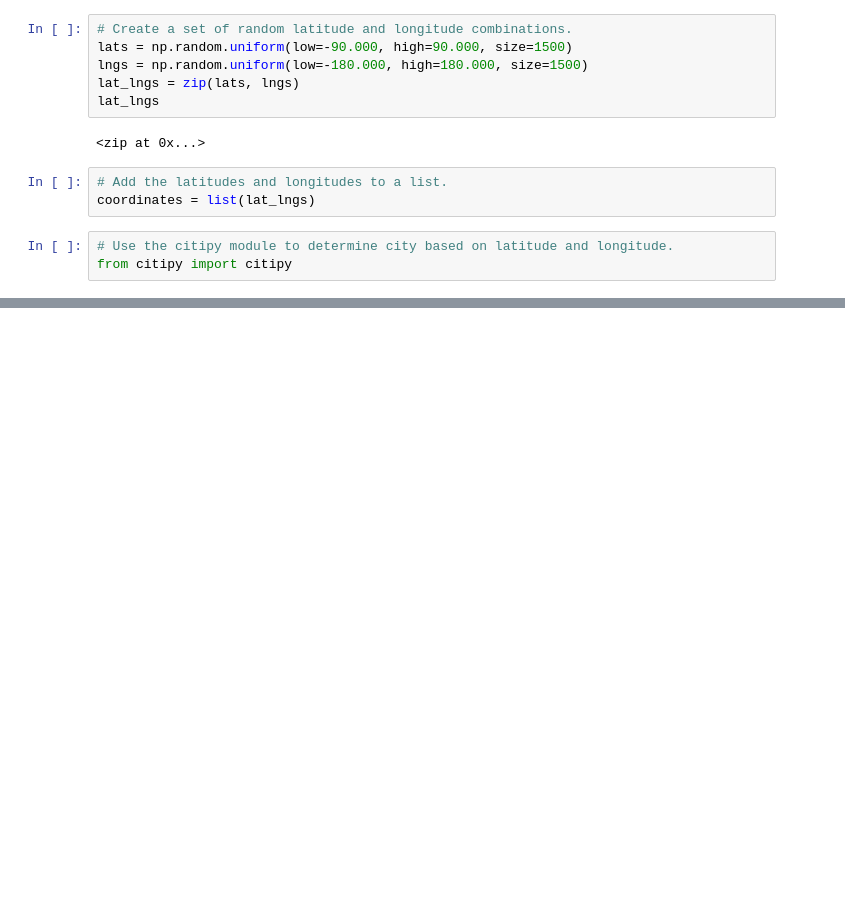
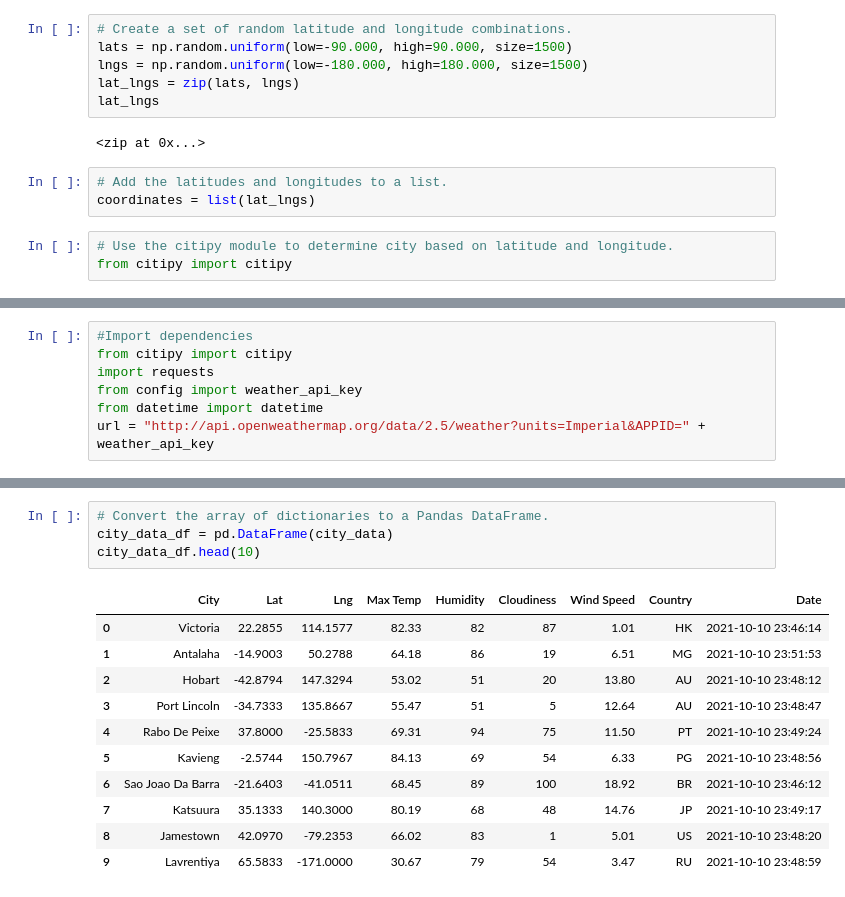
Before and after one commit to CrossCreed/World_Weather_Analysis, a Jupyter notebook: WeatherPy.ipynb, the cells around one changed output, grey strips where cells are left out. Cells and saved outputs as stored; diff of their text form; blank space fills up the shorter version.

```diff
--- a/WeatherPy.ipynb
+++ b/WeatherPy.ipynb
@@ -56,0 +57,7 @@ len(cities)
+# %%
+#Import dependencies
+from citipy import citipy
+import requests
+from config import weather_api_key
+from datetime import datetime
+url = "http://api.openweathermap.org/data/2.5/weather?units=Imperial&APPID=" + weather_api_key
@@ -56,0 +152,16 @@ len(cities)
+# %%
+# Convert the array of dictionaries to a Pandas DataFrame.
+city_data_df = pd.DataFrame(city_data)
+city_data_df.head(10)
+# %% [output]
+|  | City | Lat | Lng | Max Temp | Humidity | Cloudiness | Wind Speed | Country | Date |
+| 0 | Victoria | 22.2855 | 114.1577 | 82.33 | 82 | 87 | 1.01 | HK | 2021-10-10 23:46:14 |
+| 1 | Antalaha | -14.9003 | 50.2788 | 64.18 | 86 | 19 | 6.51 | MG | 2021-10-10 23:51:53 |
+| 2 | Hobart | -42.8794 | 147.3294 | 53.02 | 51 | 20 | 13.80 | AU | 2021-10-10 23:48:12 |
+| 3 | Port Lincoln | -34.7333 | 135.8667 | 55.47 | 51 | 5 | 12.64 | AU | 2021-10-10 23:48:47 |
+| 4 | Rabo De Peixe | 37.8000 | -25.5833 | 69.31 | 94 | 75 | 11.50 | PT | 2021-10-10 23:49:24 |
+| 5 | Kavieng | -2.5744 | 150.7967 | 84.13 | 69 | 54 | 6.33 | PG | 2021-10-10 23:48:56 |
+| 6 | Sao Joao Da Barra | -21.6403 | -41.0511 | 68.45 | 89 | 100 | 18.92 | BR | 2021-10-10 23:46:12 |
+| 7 | Katsuura | 35.1333 | 140.3000 | 80.19 | 68 | 48 | 14.76 | JP | 2021-10-10 23:49:17 |
+| 8 | Jamestown | 42.0970 | -79.2353 | 66.02 | 83 | 1 | 5.01 | US | 2021-10-10 23:48:20 |
+| 9 | Lavrentiya | 65.5833 | -171.0000 | 30.67 | 79 | 54 | 3.47 | RU | 2021-10-10 23:48:59 |
```
Also changed, not shown: parts of 5 cells of this notebook, 1 other file.
